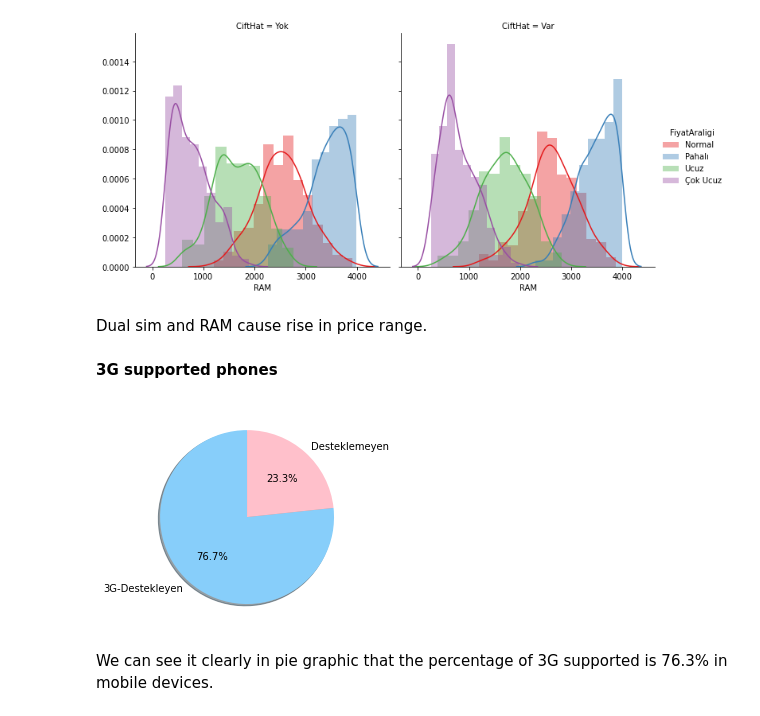
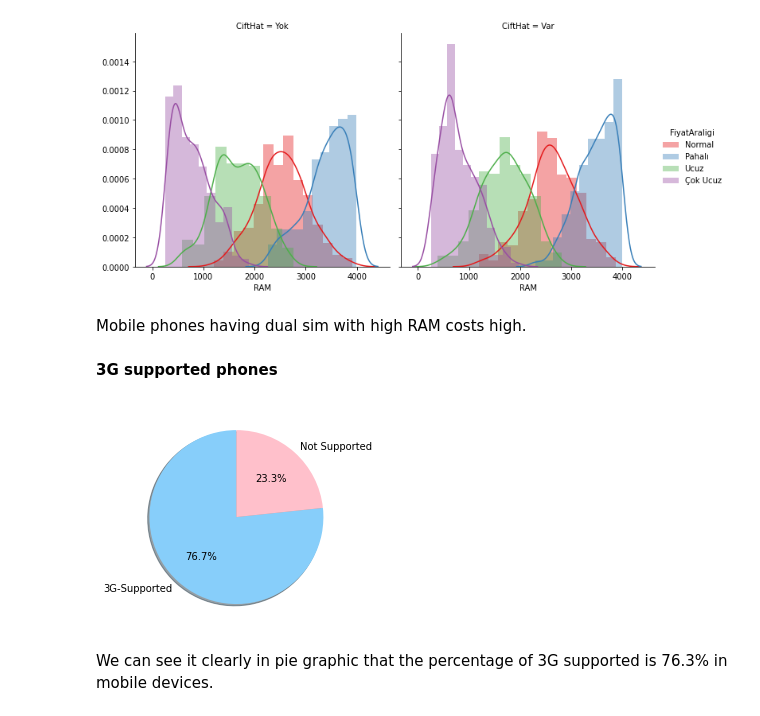
Before and after one commit to gamzeakkurt/MobilPriceClassification, a Jupyter notebook: MobilPriceClassification.ipynb, the cells around one changed output. Saved outputs shown, nothing was run; the diff lists cells and outputs as text; code cells hidden in the pictures.

```diff
--- a/MobilPriceClassification.ipynb
+++ b/MobilPriceClassification.ipynb
@@ -255,19 +259,19 @@ g = sns.FacetGrid(df, col="CiftHat", hue="FiyatAraligi", palette="Set1",height=5
 g = (g.map(sns.distplot, "RAM").add_legend())
 # %% [output]
 [figure]
-# %% [markdown]
-Dual sim and RAM cause rise in price range.
+# %% [markdown]
+Mobile phones having dual sim with high RAM costs high.
 # %% [markdown]
 **3G supported phones**
 # %%
-labels = ["3G-Destekleyen",'Desteklemeyen']
+labels = ["3G-Supported","Not Supported"]
 values = df['3G'].value_counts().values
 fig1, ax1 = plt.subplots()
 colors = ['lightskyblue', 'pink']
 ax1.pie(values, labels=labels, autopct='%1.1f%%',shadow=True,startangle=90,colors=colors)
 plt.show()
 # %% [output]
-[figure, old version]
+[figure, new version]
 # %% [markdown]
 We can see it clearly in pie graphic that the percentage of 3G supported is 76.3% in mobile devices.
 # %% [markdown]
```
Also changed, not shown: parts of 12 cells of this notebook.
